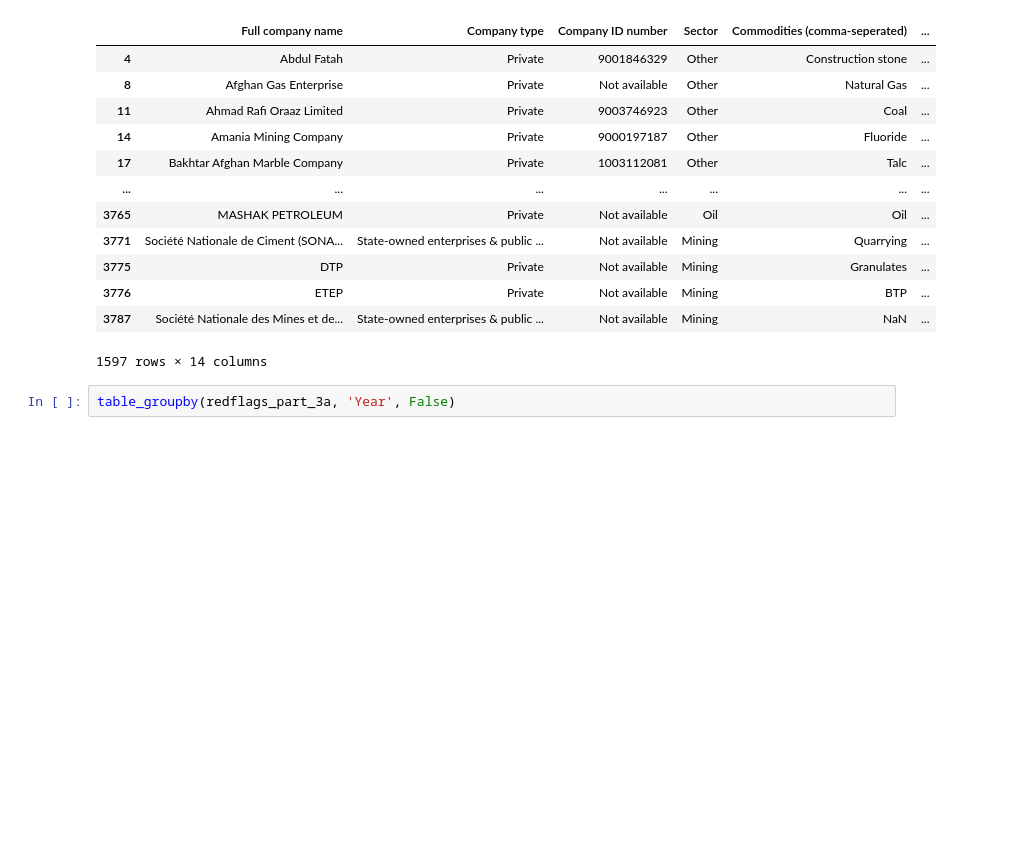
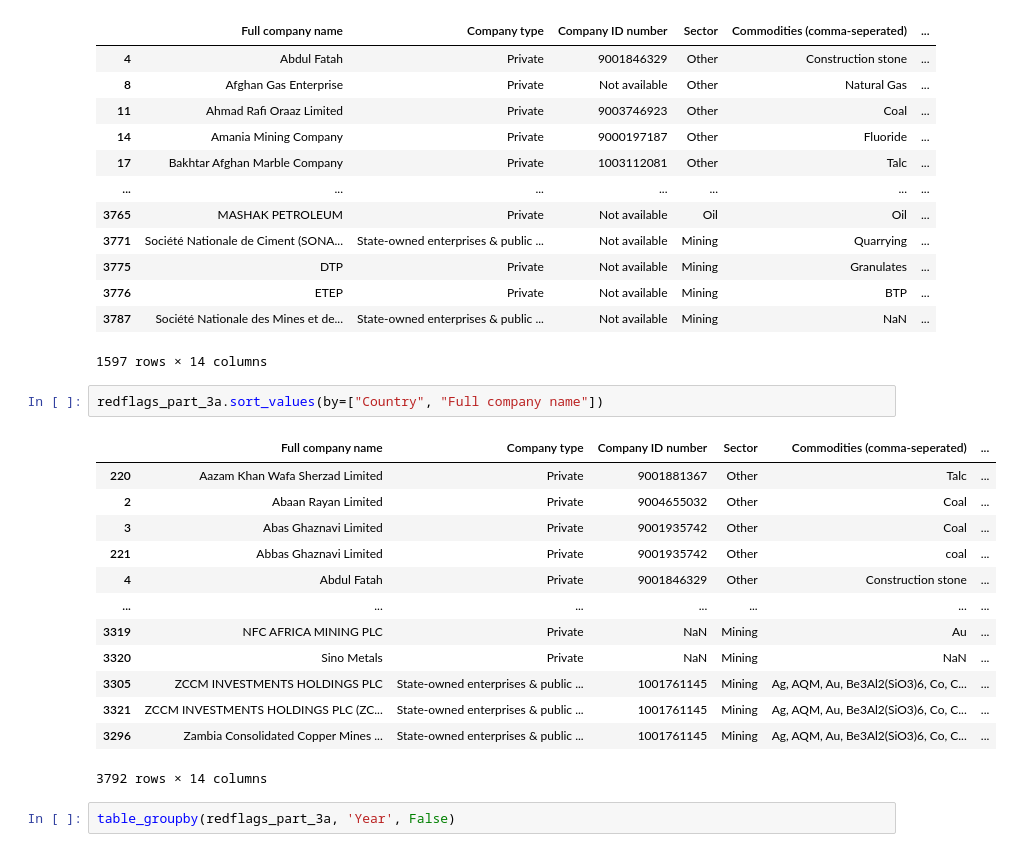
Before and after one commit to civicliteracies/EITI_SDT_data_verification_and_validation, a Jupyter notebook: 02 - Duplication and coherence.ipynb, the cells around one changed output. Saved outputs shown, nothing was run; the diff lists cells and outputs as text; blank space fills up the shorter version.

```diff
--- a/02 - Duplication and coherence.ipynb
+++ b/02 - Duplication and coherence.ipynb
@@ -255,6 +255,22 @@ display(redflags_part_3a)
 | 3776 | ETEP | Private | Not available | Mining | BTP | ... |
 | 3787 | Société Nationale des Mines et de... | State-owned enterprises & public ... | Not available | Mining | NaN | ... |
 1597 rows × 14 columns
+# %%
+redflags_part_3a.sort_values(by=["Country", "Full company name"])
+# %% [output]
+|  | Full company name | Company type | Company ID number | Sector | Commodities (comma-seperated) | ... |
+| 220 | Aazam Khan Wafa Sherzad Limited | Private | 9001881367 | Other | Talc | ... |
+| 2 | Abaan Rayan Limited | Private | 9004655032 | Other | Coal | ... |
+| 3 | Abas Ghaznavi Limited | Private | 9001935742 | Other | Coal | ... |
+| 221 | Abbas Ghaznavi Limited | Private | 9001935742 | Other | coal | ... |
+| 4 | Abdul Fatah | Private | 9001846329 | Other | Construction stone | ... |
+| ... | ... | ... | ... | ... | ... | ... |
+| 3319 | NFC AFRICA MINING PLC | Private | NaN | Mining | Au | ... |
+| 3320 | Sino Metals | Private | NaN | Mining | NaN | ... |
+| 3305 | ZCCM INVESTMENTS HOLDINGS PLC | State-owned enterprises & public ... | 1001761145 | Mining | Ag, AQM, Au, Be3Al2(SiO3)6, Co, C... | ... |
+| 3321 | ZCCM INVESTMENTS HOLDINGS PLC (ZC... | State-owned enterprises & public ... | 1001761145 | Mining | Ag, AQM, Au, Be3Al2(SiO3)6, Co, C... | ... |
+| 3296 | Zambia Consolidated Copper Mines ... | State-owned enterprises & public ... | 1001761145 | Mining | Ag, AQM, Au, Be3Al2(SiO3)6, Co, C... | ... |
+3792 rows × 14 columns
 # %%
 table_groupby(redflags_part_3a, 'Year', False)
 # %% [output]
```
Also changed, not shown: parts of 4 cells of this notebook.
